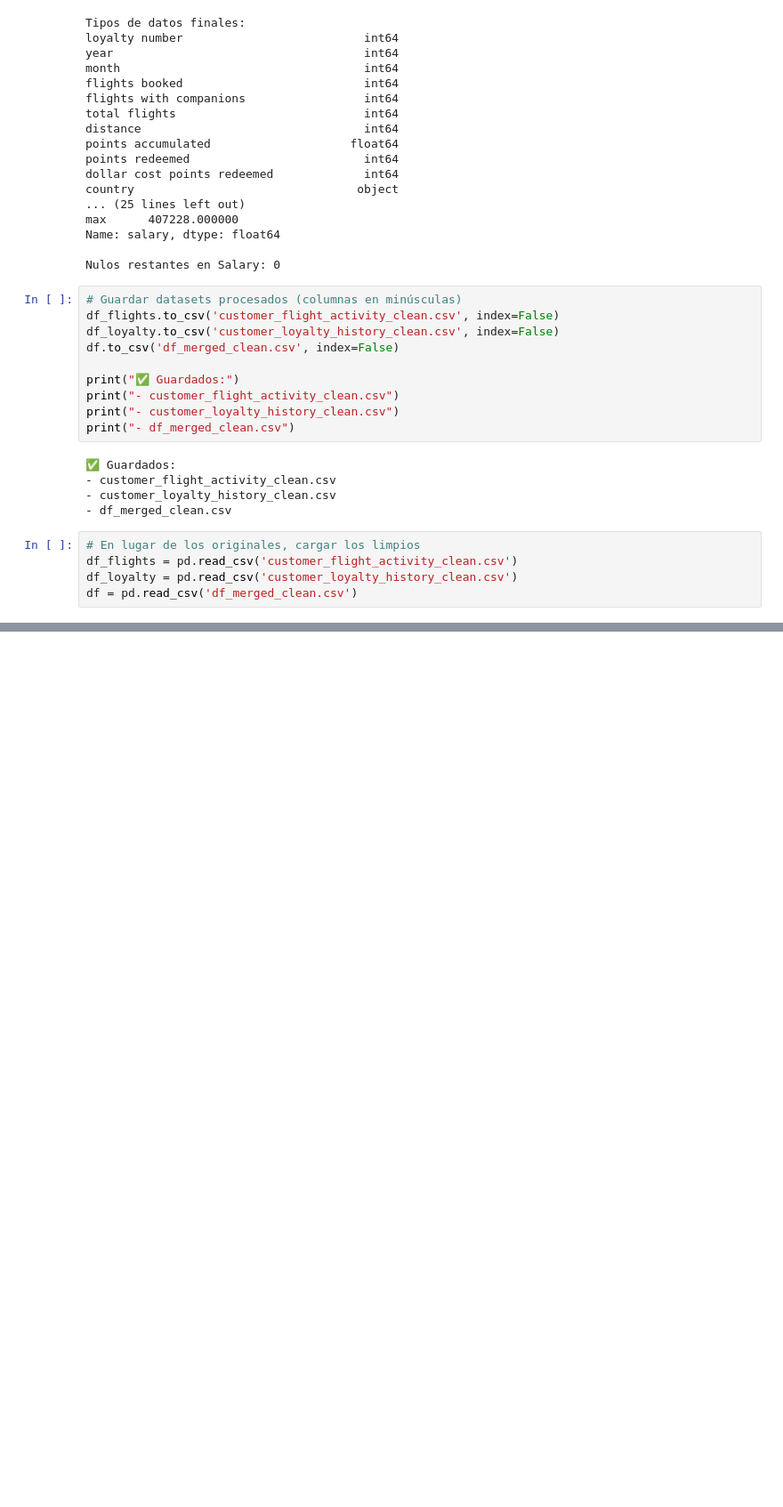
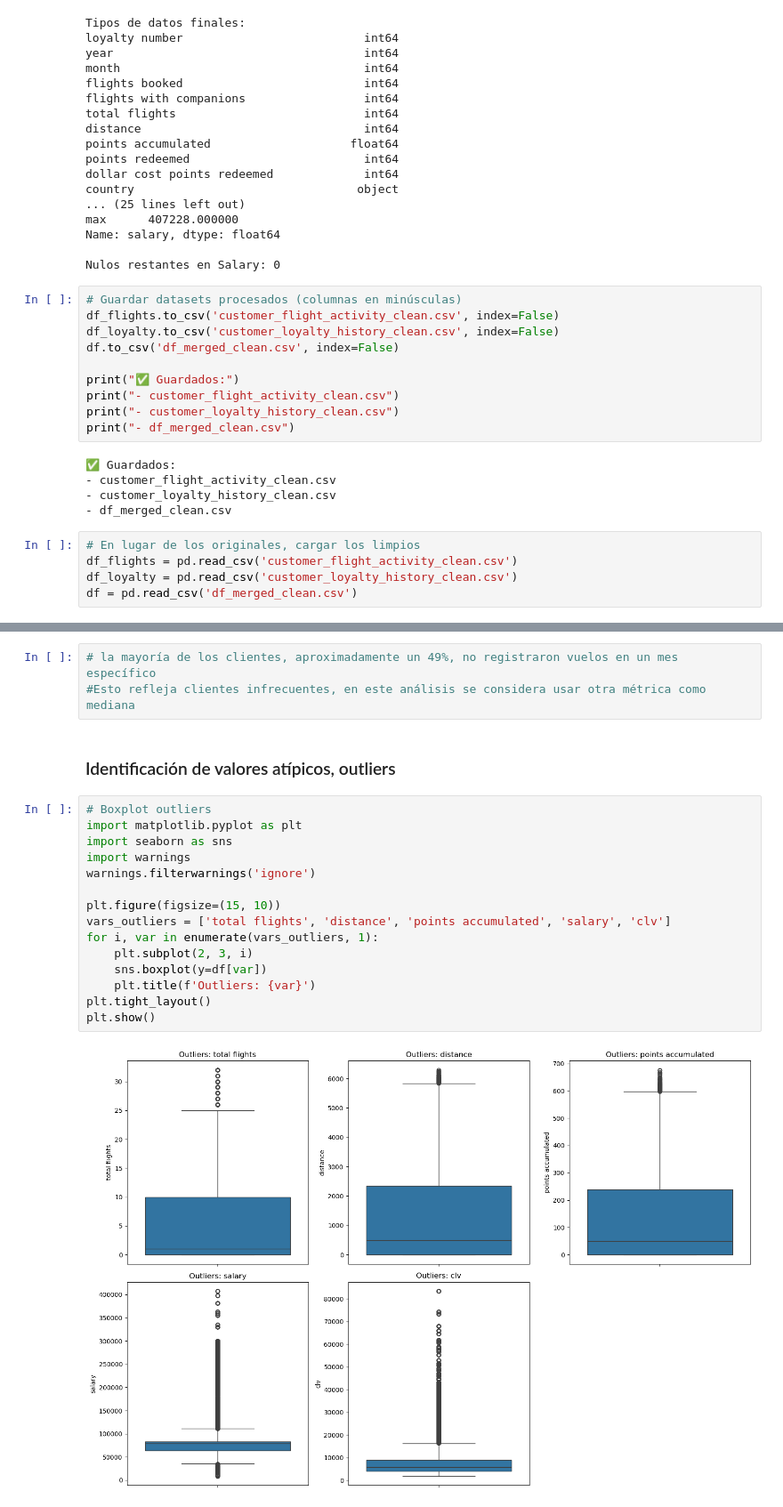
Before and after one commit to Adalab/bda-modulo-3-evaluacion-final-cristinaragon, a Jupyter notebook: Analisis_Loyalty.ipynb, the cells around one changed output, grey strips where cells are left out. Shown at 89% size. Saved outputs shown, nothing was run; the diff lists cells and outputs as text; blank space fills up the shorter version.

```diff
--- a/Analisis_Loyalty.ipynb
+++ b/Analisis_Loyalty.ipynb
@@ -405,0 +492,22 @@ df = pd.read_csv('df_merged_clean.csv')
+# %%
+# la mayoría de los clientes, aproximadamente un 49%, no registraron vuelos en un mes específico
+#Esto refleja clientes infrecuentes, en este análisis se considera usar otra métrica como mediana
+# %% [markdown]
+### Identificación de valores atípicos, outliers
+# %%
+# Boxplot outliers
+import matplotlib.pyplot as plt
+import seaborn as sns
+import warnings
+warnings.filterwarnings('ignore')
+
+plt.figure(figsize=(15, 10))
+vars_outliers = ['total flights', 'distance', 'points accumulated', 'salary', 'clv']
+for i, var in enumerate(vars_outliers, 1):
+    plt.subplot(2, 3, i)
+    sns.boxplot(y=df[var])
+    plt.title(f'Outliers: {var}')
+plt.tight_layout()
+plt.show()
+# %% [output]
+[figure, added]
```
Also changed, not shown: parts of 19 cells of this notebook, 11 other files.
